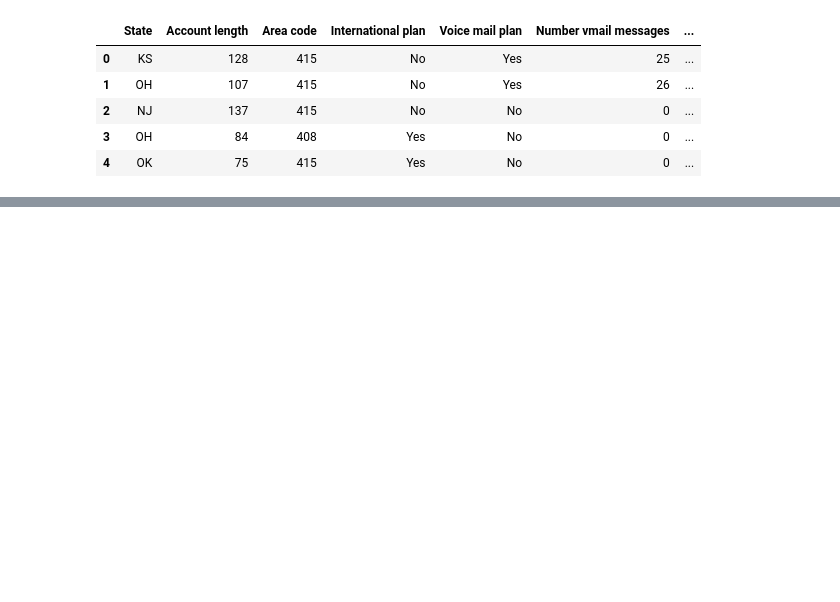
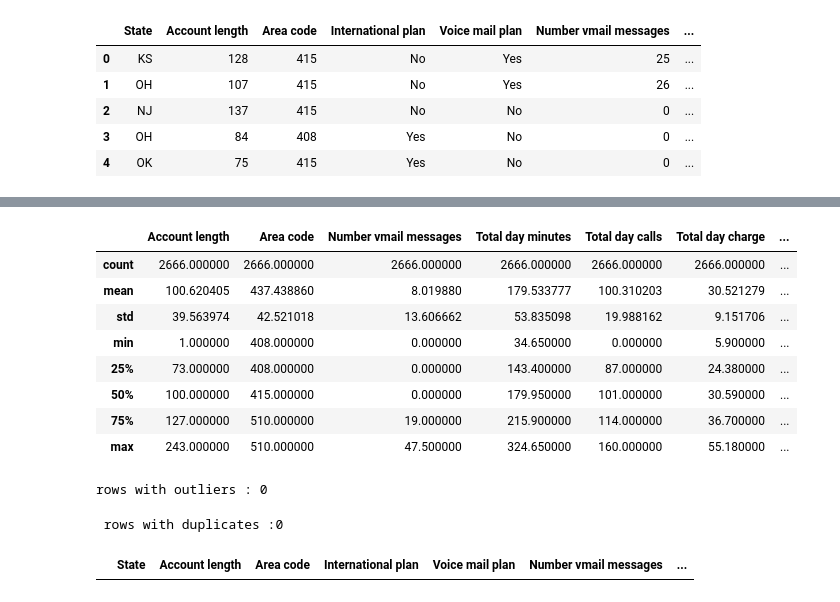
Before and after one commit to Reemsoliiman/customer-churn-prediction-analysis, a Jupyter notebook: notebooks/01_data_exploration.ipynb, the cells around one changed output, grey strips where cells are left out. Cells and saved outputs as stored; diff of their text form; code cells hidden in the pictures; blank space fills up the shorter version.

```diff
--- a/notebooks/01_data_exploration.ipynb
+++ b/notebooks/01_data_exploration.ipynb
@@ -17,0 +115,3 @@ df.head()
+# %%
+for col in rows_with_outliers.columns:
+    print(f"{col}: {rows_with_outliers[col].nunique()} unique values ")
@@ -17,0 +139,51 @@ df.head()
+# %%
+numeric_cols = [
+    "Number vmail messages", "Total day minutes", "Total day charge",
+    "Total eve minutes", "Total eve charge",
+    "Total night minutes", "Total night charge",
+    "Total intl minutes", "Total intl charge",
+    "Total intl calls", "Customer service calls"
+]
+
+for col in numeric_cols:
+    Q1 = df[col].quantile(0.25)
+    Q3 = df[col].quantile(0.75)
+    IQR = Q3 - Q1
+    lower_bound = Q1 - 1.5 * IQR
+    upper_bound = Q3 + 1.5 * IQR
+
+    # Clip values to within bounds
+    df[col] = df[col].clip(lower=lower_bound, upper=upper_bound)
+# %%
+df.describe()
+# %% [output]
+|  | Account length | Area code | Number vmail messages | Total day minutes | Total day calls | Total day charge | ... |
+| count | 2666.000000 | 2666.000000 | 2666.000000 | 2666.000000 | 2666.000000 | 2666.000000 | ... |
+| mean | 100.620405 | 437.438860 | 8.019880 | 179.533777 | 100.310203 | 30.521279 | ... |
+| std | 39.563974 | 42.521018 | 13.606662 | 53.835098 | 19.988162 | 9.151706 | ... |
+| min | 1.000000 | 408.000000 | 0.000000 | 34.650000 | 0.000000 | 5.900000 | ... |
+| 25% | 73.000000 | 408.000000 | 0.000000 | 143.400000 | 87.000000 | 24.380000 | ... |
+| 50% | 100.000000 | 415.000000 | 0.000000 | 179.950000 | 101.000000 | 30.590000 | ... |
+| 75% | 127.000000 | 510.000000 | 19.000000 | 215.900000 | 114.000000 | 36.700000 | ... |
+| max | 243.000000 | 510.000000 | 47.500000 | 324.650000 | 160.000000 | 55.180000 | ... |
+# %%
+outliers_count = 0
+for col in numeric_cols:
+    Q1 = df[col].quantile(0.25)
+    Q3 = df[col].quantile(0.75)
+    IQR = Q3 - Q1
+    lower_bound = Q1 - 1.5 * IQR
+    upper_bound = Q3 + 1.5 * IQR
+
+    outliers_count += df[(df[col] < lower_bound) | (df[col] > upper_bound)].shape[0]
+
+print(f"rows with outliers : {outliers_count}")
+# %% [output]
+rows with outliers : 0
+# %%
+duplicates = df[df.duplicated()]
+print(f" rows with duplicates :{duplicates.shape[0]}")
+duplicates.head()
+# %% [output]
+ rows with duplicates :0
+|  | State | Account length | Area code | International plan | Voice mail plan | Number vmail messages | ... |
```
Also changed, not shown: parts of 6 cells of this notebook.
